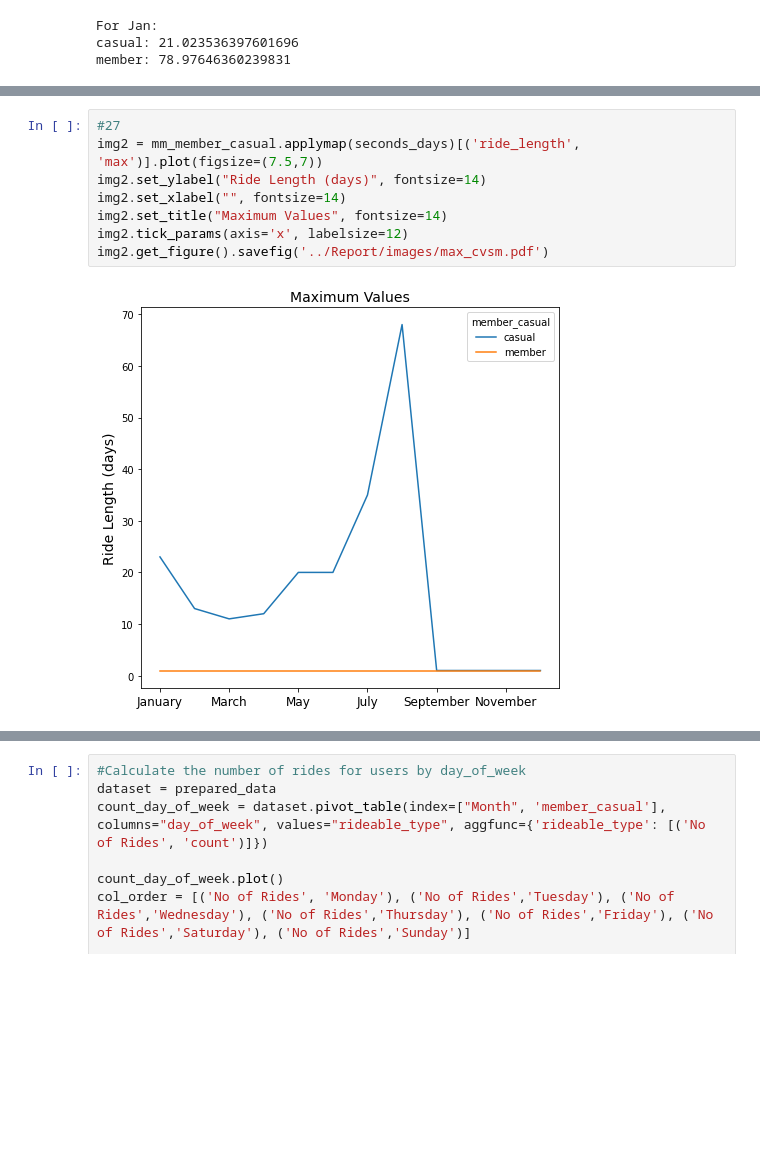
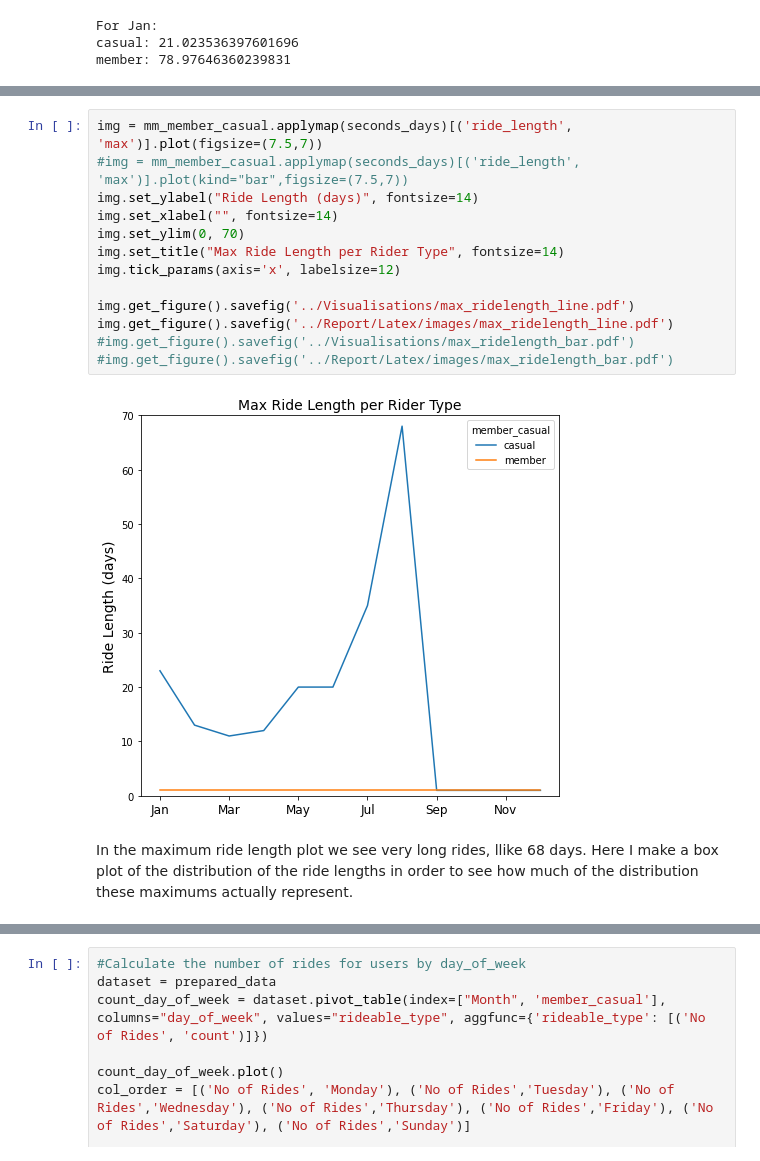
Before and after one commit to SummerKassem/BikeShareCS, a Jupyter notebook: PythonCode/bike_share_analysis.ipynb, the cells around one changed output, grey strips where cells are left out. Saved outputs shown, nothing was run; the diff lists cells and outputs as text; blank space fills up the shorter version.

```diff
--- a/PythonCode/bike_share_analysis.ipynb
+++ b/PythonCode/bike_share_analysis.ipynb
@@ -674,11 +696,18 @@ img.get_figure().savefig('../Report/images/mean_cvsm_month.pdf')
 # %%
-#27
-img2 = mm_member_casual.applymap(seconds_days)[('ride_length', 'max')].plot(figsize=(7.5,7))
-img2.set_ylabel("Ride Length (days)", fontsize=14)
-img2.set_xlabel("", fontsize=14)
-img2.set_title("Maximum Values", fontsize=14)
-img2.tick_params(axis='x', labelsize=12)
-img2.get_figure().savefig('../Report/images/max_cvsm.pdf')
+img = mm_member_casual.applymap(seconds_days)[('ride_length', 'max')].plot(figsize=(7.5,7))
+#img = mm_member_casual.applymap(seconds_days)[('ride_length', 'max')].plot(kind="bar",figsize=(7.5,7))
+img.set_ylabel("Ride Length (days)", fontsize=14)
+img.set_xlabel("", fontsize=14)
+img.set_ylim(0, 70)
+img.set_title("Max Ride Length per Rider Type", fontsize=14)
+img.tick_params(axis='x', labelsize=12)
+
+img.get_figure().savefig('../Visualisations/max_ridelength_line.pdf')
+img.get_figure().savefig('../Report/Latex/images/max_ridelength_line.pdf')
+#img.get_figure().savefig('../Visualisations/max_ridelength_bar.pdf')
+#img.get_figure().savefig('../Report/Latex/images/max_ridelength_bar.pdf')
 # %% [output]
-[figure, old version]
+[figure, new version]
+# %% [markdown]
+In the maximum ride length plot we see very long rides, llike 68 days. Here I make a box plot of the distribution of the ride lengths in order to see how much of the distribution these maximums actually represent.
 # %%
```
Also changed, not shown: parts of 28 cells of this notebook, 41 other files.
